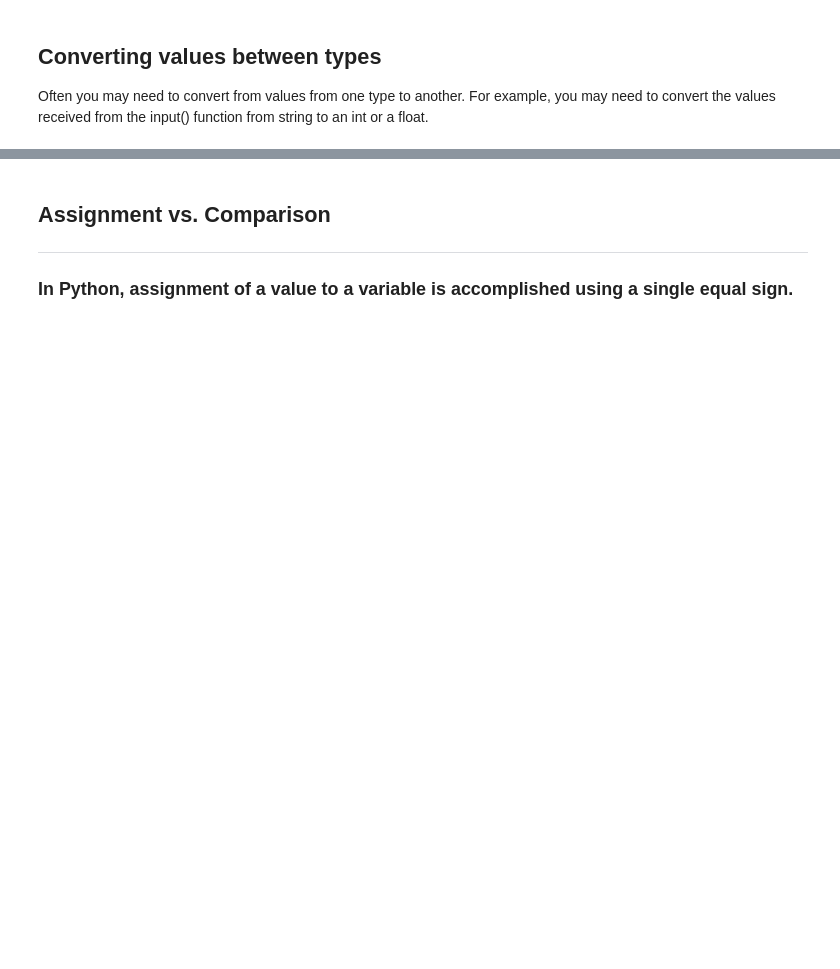
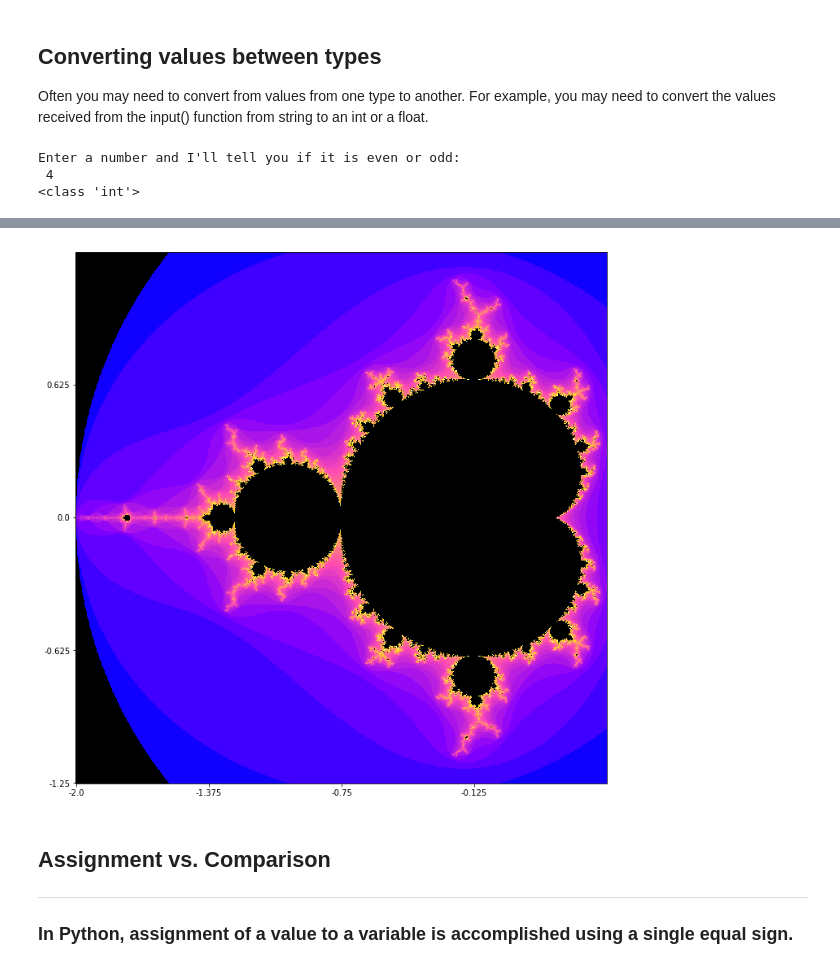
Before and after one commit to gregbott/MIS511, a Jupyter notebook: Python fundamentals Part1.ipynb, the cells around one changed output, grey strips where cells are left out. Drawn from its saved outputs; the diff is of its cells as text; code cells hidden in the pictures; blank space fills up the shorter version.

```diff
--- a/Python fundamentals Part1.ipynb
+++ b/Python fundamentals Part1.ipynb
@@ -339,6 +326,11 @@ The "unit" imaginary number (like 1 for Real Numbers) is i, which is the square
 Often you may need to convert from values from one type to another. For example, you may need to convert the values received from the input() function from string to an int or a float.
 # %%
 user_number = input("Enter a number and I'll tell you if it is even or odd:\n")
+print(type(int(user_number)))
+# %% [output]
+Enter a number and I'll tell you if it is even or odd:
+ 4
+<class 'int'>
 # %% [markdown]
 ## Mandelbrot set
 What exactly is a Mandelbrot set?
@@ -360,34 +352,36 @@ def mandelbrot_image(xmin,xmax,ymin,ymax,width=12,height=12,maxiter=80,cmap='hot
     img_height = dpi * height
     x,y,z = mandelbrot_set(xmin,xmax,ymin,ymax,img_width,img_height,maxiter)
 
     fig, ax = plt.subplots(figsize=(width, height),dpi=72)
     ticks = np.arange(0,img_width,3*dpi)
     x_ticks = xmin + (xmax-xmin)*ticks/img_width
     plt.xticks(ticks, x_ticks)
     y_ticks = ymin + (ymax-ymin)*ticks/img_width
     plt.yticks(ticks, y_ticks)
 
     norm = colors.PowerNorm(0.3)
     ax.imshow(z.T,cmap=cmap,origin='lower',norm=norm)
 
 def mandelbrot(c,maxiter):
     z = c
     for n in range(maxiter):
         if abs(z) > 2:
             return n
         z = z*z + c
     return 0
 
 def mandelbrot_set(xmin,xmax,ymin,ymax,width,height,maxiter):
     r1 = np.linspace(xmin, xmax, width)
     r2 = np.linspace(ymin, ymax, height)
     n3 = np.empty((width,height))
     for i in range(width):
         for j in range(height):
             n3[i,j] = mandelbrot(r1[i] + 1j*r2[j],maxiter)
     return (r1,r2,n3)
 
-mandelbrot_image(-2.0,0.5,-1.25,1.25,maxiter=15,cmap='gnuplot2')
+mandelbrot_image(-2.0,0.5,-1.25,1.25,maxiter=80,cmap='gnuplot2')
+# %% [output]
+[figure, added]
 # %% [markdown]
 ## Assignment vs. Comparison
 ---
```
Also changed, not shown: parts of 63 cells of this notebook.
